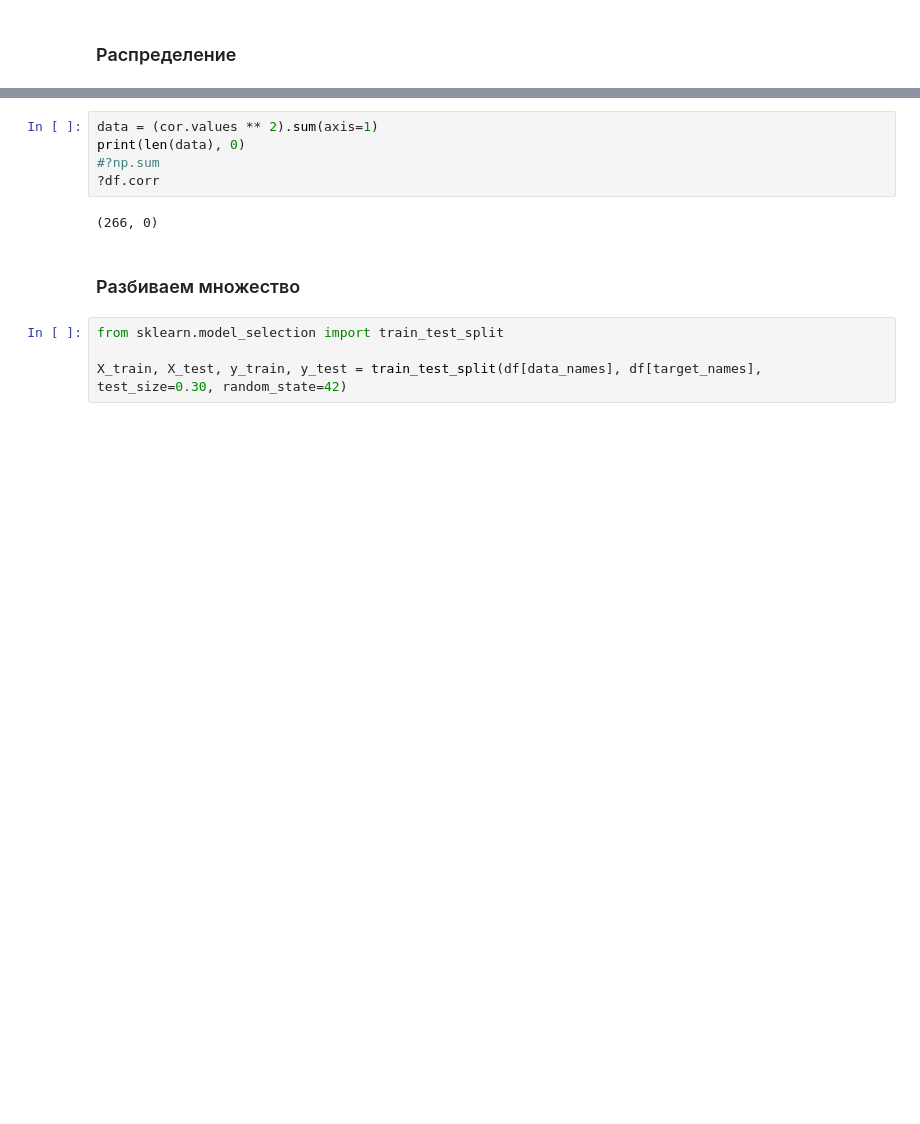
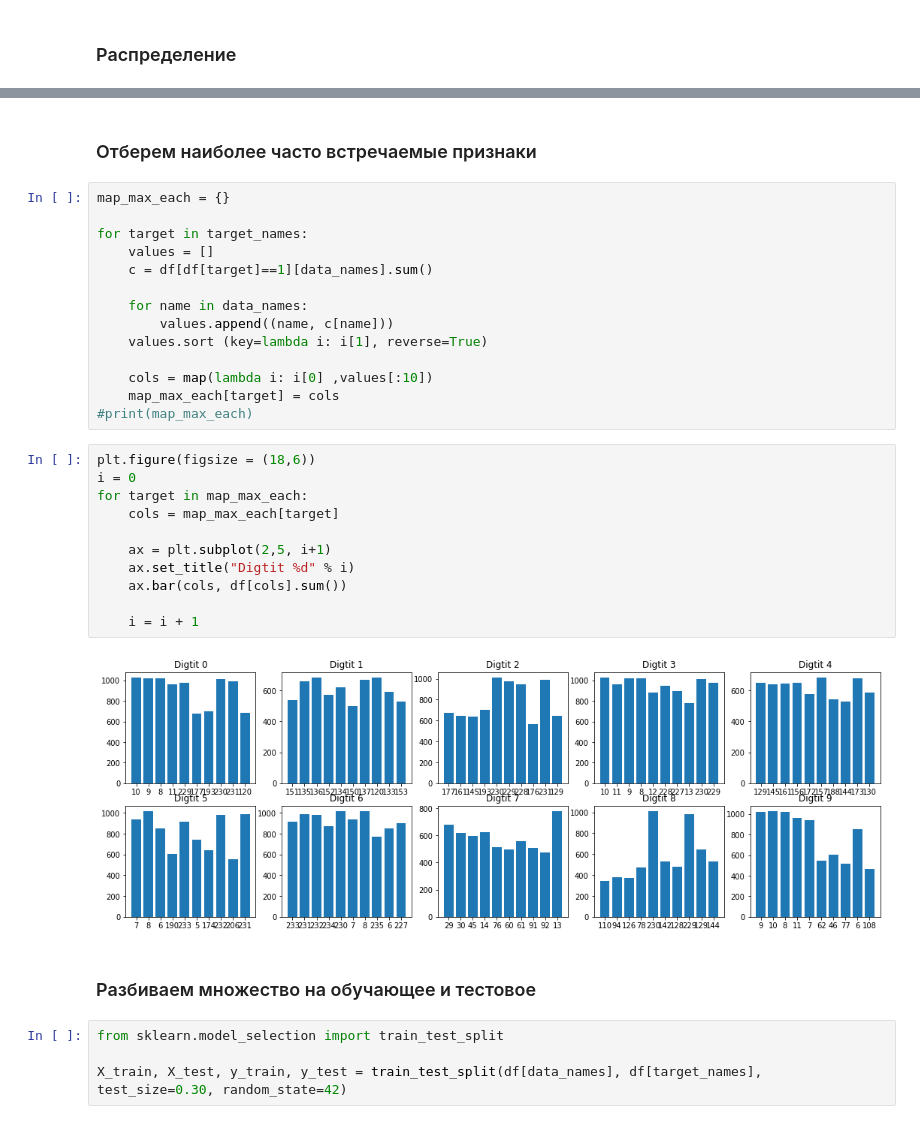
Before and after one commit to vench/study, a Jupyter notebook: lab_4.ipynb, the cells around one changed output, grey strips where cells are left out. Saved outputs shown, nothing was run; the diff lists cells and outputs as text; blank space fills up the shorter version.

```diff
--- a/lab_4.ipynb
+++ b/lab_4.ipynb
@@ -135,12 +132,34 @@ for target in map_max_corr:
-# %%
-data = (cor.values ** 2).sum(axis=1)
-print(len(data), 0)
-#?np.sum
-?df.corr
-# %% [output]
-(266, 0)
+# %% [markdown]
+### Отберем наиболее часто встречаемые признаки
+# %%
+map_max_each = {}
+
+for target in target_names:
+    values = []
+    c = df[df[target]==1][data_names].sum()
+
+    for name in data_names:
+        values.append((name, c[name]))
+    values.sort (key=lambda i: i[1], reverse=True)
+
+    cols = map(lambda i: i[0] ,values[:10])
+    map_max_each[target] = cols
+#print(map_max_each)
+# %%
+plt.figure(figsize = (18,6))
+i = 0
+for target in map_max_each:
+    cols = map_max_each[target]
+
+    ax = plt.subplot(2,5, i+1)
+    ax.set_title("Digtit %d" % i)
+    ax.bar(cols, df[cols].sum())
+
+    i = i + 1
+# %% [output]
+[figure, added]
 # %% [markdown]
-### Разбиваем множество
+### Разбиваем множество на обучающее и тестовое
 # %%
 from sklearn.model_selection import train_test_split
 
```
Also changed, not shown: parts of 16 cells of this notebook.
